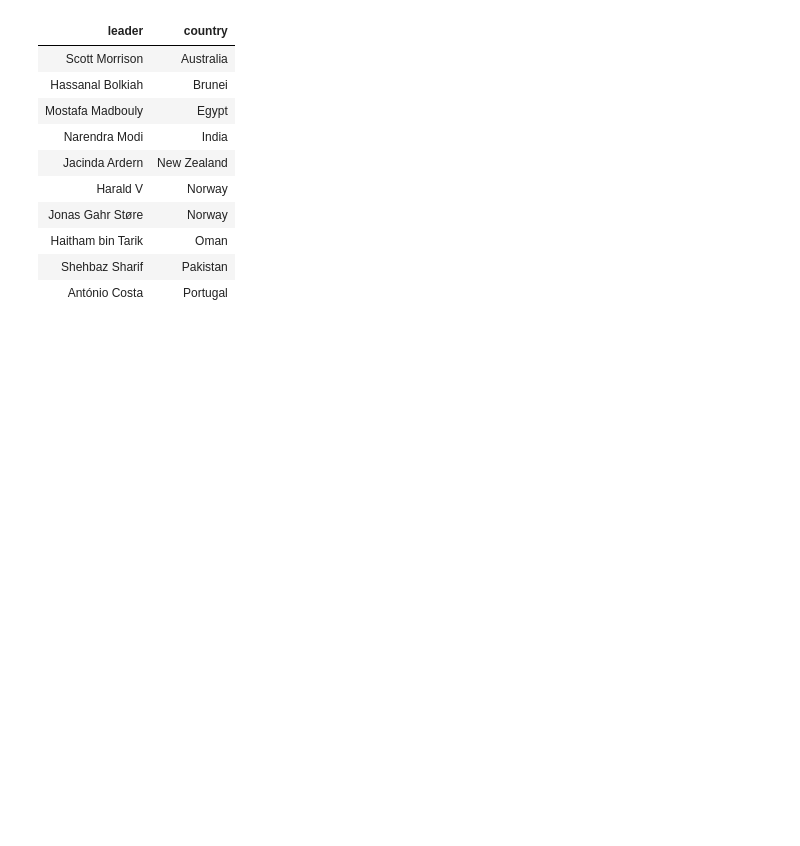
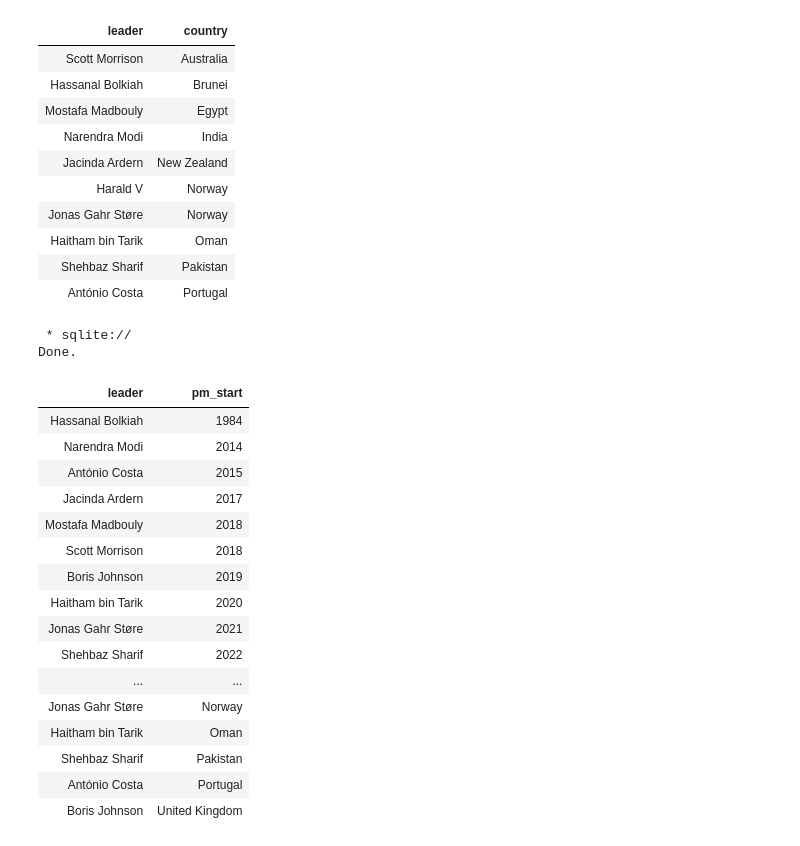
Before and after one commit to UznetDev/Data-science-home-work, a Jupyter notebook: 21_Avg_2024.ipynb, the cells around one changed output. Drawn from its saved outputs; the diff is of its cells as text; code cells hidden in the pictures; blank space fills up the shorter version.

```diff
--- a/21_Avg_2024.ipynb
+++ b/21_Avg_2024.ipynb
@@ -378,3 +378,32 @@ Done.
 | Haitham bin Tarik | Oman |
 | Shehbaz Sharif | Pakistan |
 | António Costa | Portugal |
+# %%
+%%sql SELECT prime_minister AS leader,
+             pm_start
+FROM prime_minister_terms
+UNION
+SELECT prime_minister AS leader,
+             country
+FROM prime_ministers
+ORDER BY country, leader;
+# %% [output]
+ * sqlite://
+Done.
+| leader | pm_start |
+| Hassanal Bolkiah | 1984 |
+| Narendra Modi | 2014 |
+| António Costa | 2015 |
+| Jacinda Ardern | 2017 |
+| Mostafa Madbouly | 2018 |
+| Scott Morrison | 2018 |
+| Boris Johnson | 2019 |
+| Haitham bin Tarik | 2020 |
+| Jonas Gahr Støre | 2021 |
+| Shehbaz Sharif | 2022 |
+| ... | ... |
+| Jonas Gahr Støre | Norway |
+| Haitham bin Tarik | Oman |
+| Shehbaz Sharif | Pakistan |
+| António Costa | Portugal |
+| Boris Johnson | United Kingdom |
```
Also changed, not shown: parts of 1 cell of this notebook.
